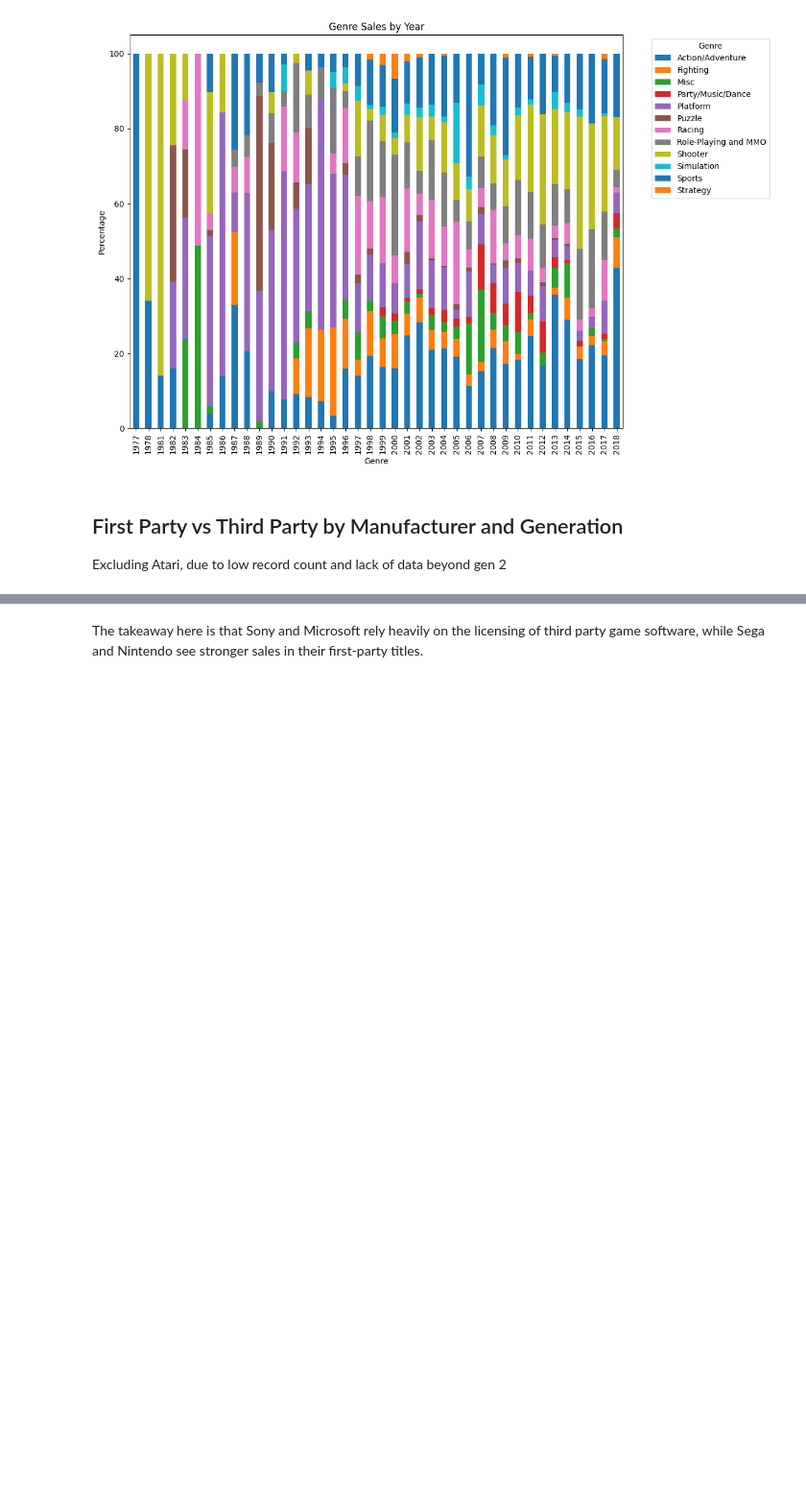
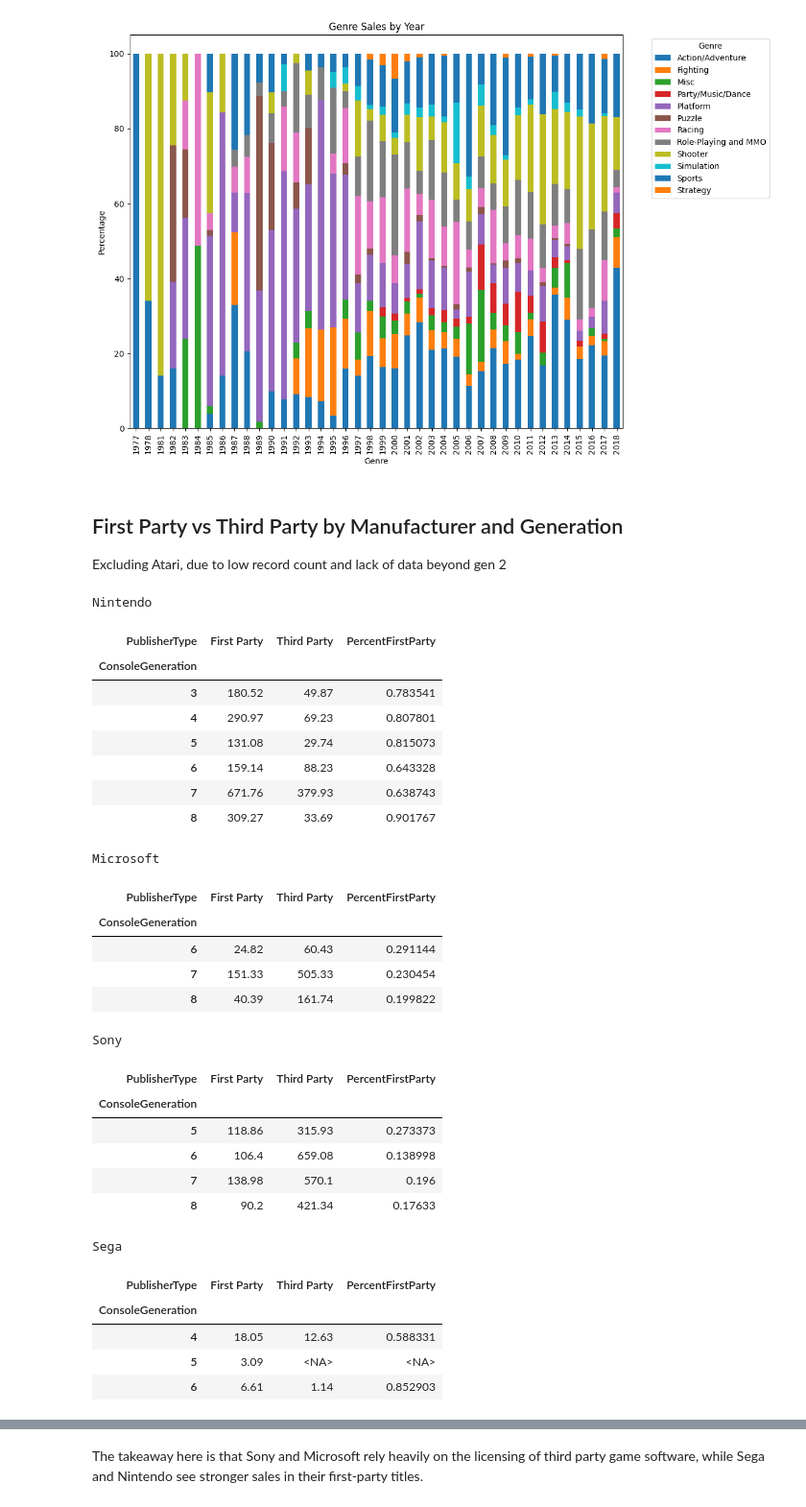
Before and after one commit to candersen114/Python2Source, a Jupyter notebook: finalproj.ipynb, the cells around one changed output, grey strips where cells are left out. Shown at 96% size. Drawn from its saved outputs; the diff is of its cells as text; code cells hidden in the pictures; blank space fills up the shorter version.

```diff
--- a/finalproj.ipynb
+++ b/finalproj.ipynb
@@ -494,33 +497,67 @@ axes = axes.flatten()
 for i, manufacturer in enumerate(manufacturers):
     # Filter dataframe for the current manufacturer
     manufacturer_df = df[(df['ConsoleManufacturer'] == manufacturer)]
 
     # Calculate sum of Global_Sales for each combination of ConsoleGeneration and PublisherType
     sales_by_generation_publisher = manufacturer_df.groupby(['ConsoleGeneration', 'PublisherType'])['Global_Sales'].sum().reset_index()
 
     # Pivot the dataframe to have PublisherType as columns
     sales_by_generation_publisher_pivot = sales_by_generation_publisher.pivot(index='ConsoleGeneration', columns='PublisherType', values='Global_Sales').fillna(0)
 
     # Plot stacked bar chart for ConsoleGeneration with hue representing PublisherType and total Global_Sales
     sales_by_generation_publisher_pivot.plot(kind='bar', stacked=True, ax=axes[i])
 
     # Set title and labels
     axes[i].set_title(f'Stacked Bar Chart for {manufacturer}')
     axes[i].set_xlabel('Console Generation')
     axes[i].set_ylabel('Total Global Sales')
 
     # Rotate x-labels for better visibility
     axes[i].tick_params(axis='x', rotation=45)
 
     # Add legend outside of plot axes
     axes[i].legend(title='Publisher Type', loc='upper left', bbox_to_anchor=(1.05, 1))
 
+    # Also show the underlying data
+    dfpivot = sales_by_generation_publisher.pivot_table(index="ConsoleGeneration", columns="PublisherType", values="Global_Sales", aggfunc="sum")
+    dfpivot["PercentFirstParty"] = dfpivot["First Party"] / (dfpivot["First Party"] + dfpivot["Third Party"])
+    print(manufacturer)
+    display(dfpivot)
+
 # Adjust layout to prevent overlap
 plt.tight_layout()
 
 # Show the plot
 plt.show()
 # %% [output]
+Nintendo
+| PublisherType | First Party | Third Party | PercentFirstParty |
+| ConsoleGeneration |  |  |  |
+| 3 | 180.52 | 49.87 | 0.783541 |
+| 4 | 290.97 | 69.23 | 0.807801 |
+| 5 | 131.08 | 29.74 | 0.815073 |
+| 6 | 159.14 | 88.23 | 0.643328 |
+| 7 | 671.76 | 379.93 | 0.638743 |
+| 8 | 309.27 | 33.69 | 0.901767 |
+Microsoft
+| PublisherType | First Party | Third Party | PercentFirstParty |
+| ConsoleGeneration |  |  |  |
+| 6 | 24.82 | 60.43 | 0.291144 |
+| 7 | 151.33 | 505.33 | 0.230454 |
+| 8 | 40.39 | 161.74 | 0.199822 |
+Sony
+| PublisherType | First Party | Third Party | PercentFirstParty |
+| ConsoleGeneration |  |  |  |
+| 5 | 118.86 | 315.93 | 0.273373 |
+| 6 | 106.4 | 659.08 | 0.138998 |
+| 7 | 138.98 | 570.1 | 0.196 |
+| 8 | 90.2 | 421.34 | 0.17633 |
+Sega
+| PublisherType | First Party | Third Party | PercentFirstParty |
+| ConsoleGeneration |  |  |  |
+| 4 | 18.05 | 12.63 | 0.588331 |
+| 5 | 3.09 | <NA> | <NA> |
+| 6 | 6.61 | 1.14 | 0.852903 |
 [figure]
 # %% [markdown]
 The takeaway here is that Sony and Microsoft rely heavily on the licensing of third party game software, while Sega and Nintendo see stronger sales in their first-party titles.
```
Also changed, not shown: parts of 12 cells of this notebook.
